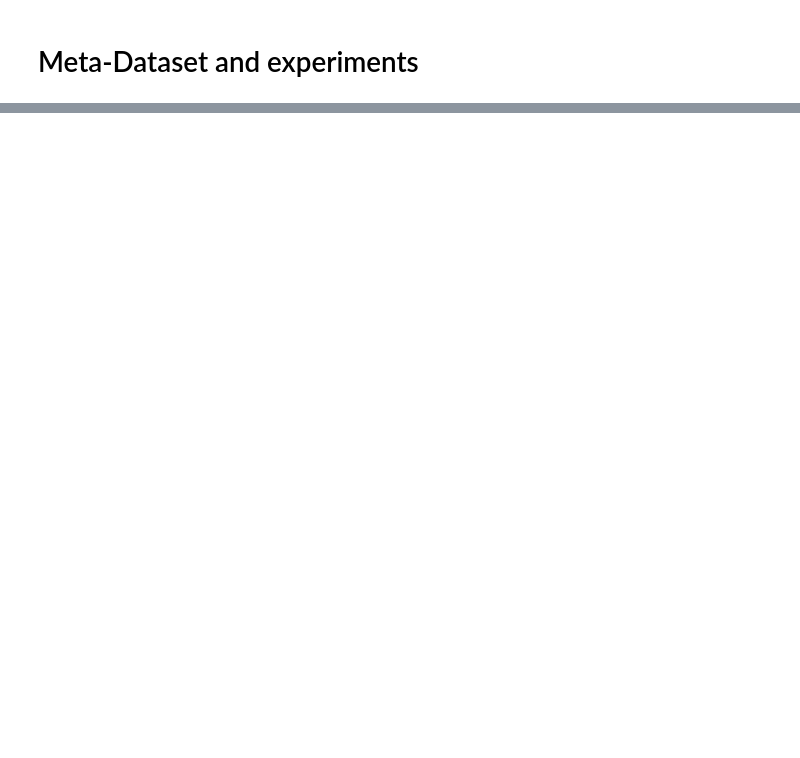
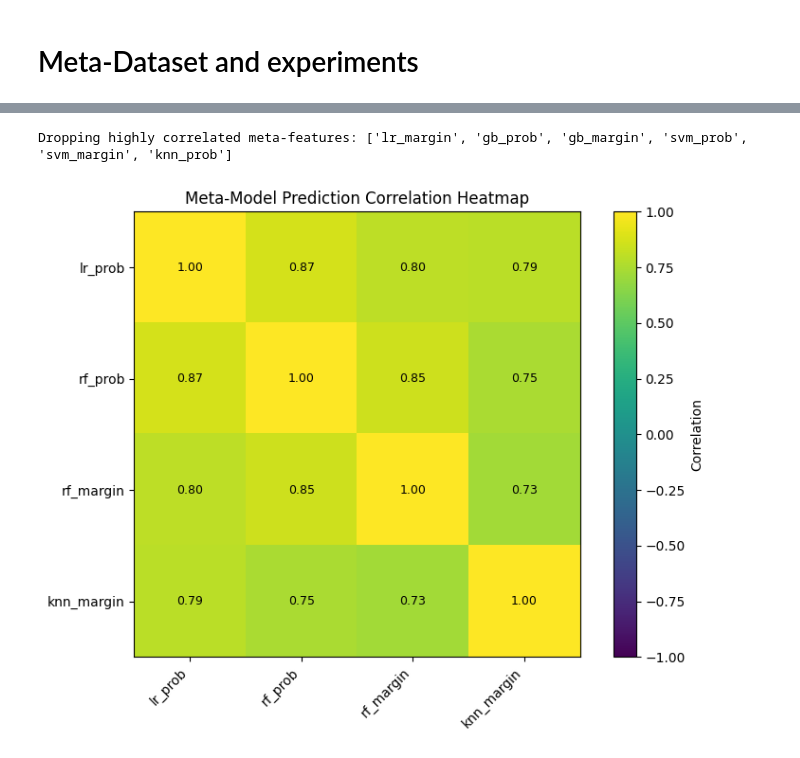
Before and after one commit to owmtgf/IAD_MAG_ML, a Jupyter notebook: LAB1/main.ipynb, the cells around one changed output, grey strips where cells are left out. Drawn from its saved outputs; the diff is of its cells as text; code cells hidden in the pictures; blank space fills up the shorter version.

```diff
--- a/LAB1/main.ipynb
+++ b/LAB1/main.ipynb
@@ -1001 +1035,7 @@ from meta_classifier.metadataset import create_meta_dataset
+# %%
+meta_X = remove_highly_correlated(meta_X, corr_thresh=0.9)
+meta_corr_heatmap(meta_X)
+# %% [output]
+Dropping highly correlated meta-features: ['lr_margin', 'gb_prob', 'gb_margin', 'svm_prob', 'svm_margin', 'knn_prob']
+[figure, added]
 # %%
```
Also changed, not shown: parts of 21 cells of this notebook, 5 other files.
